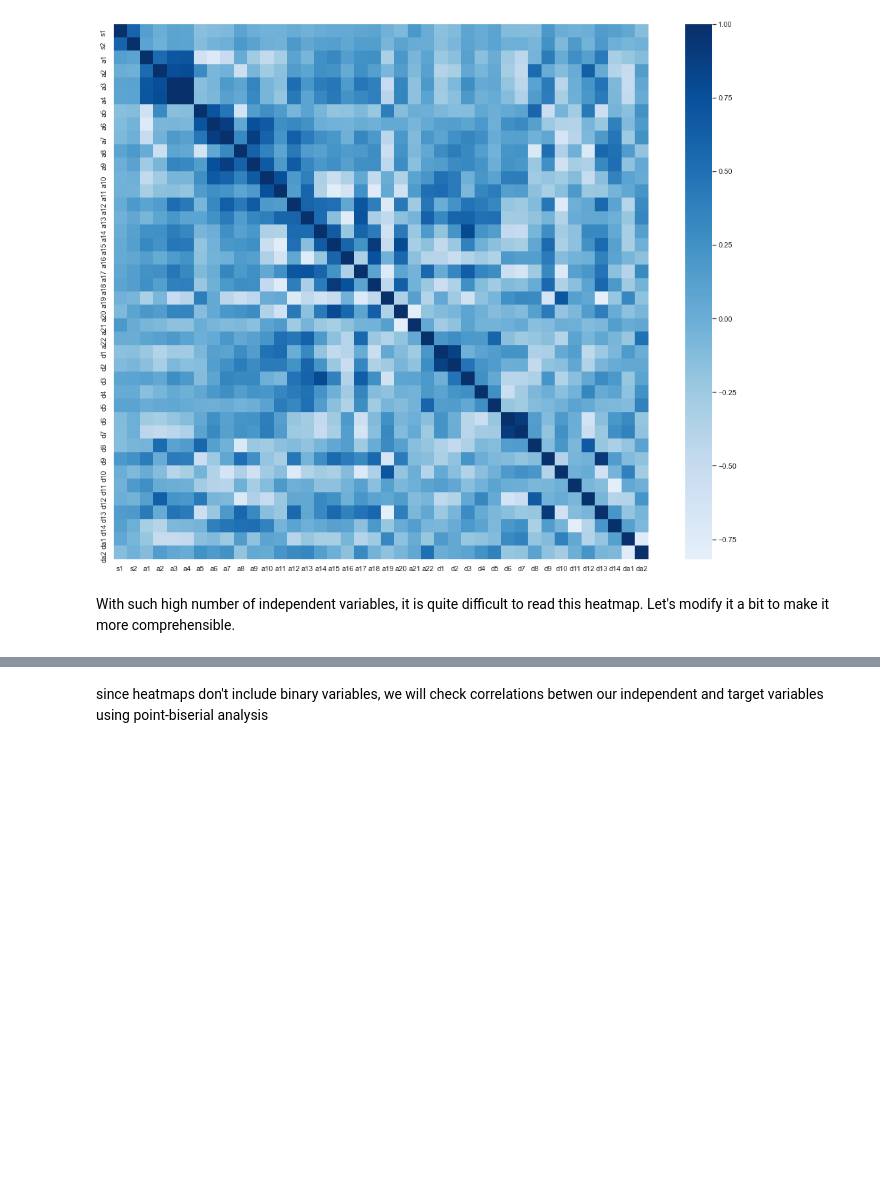
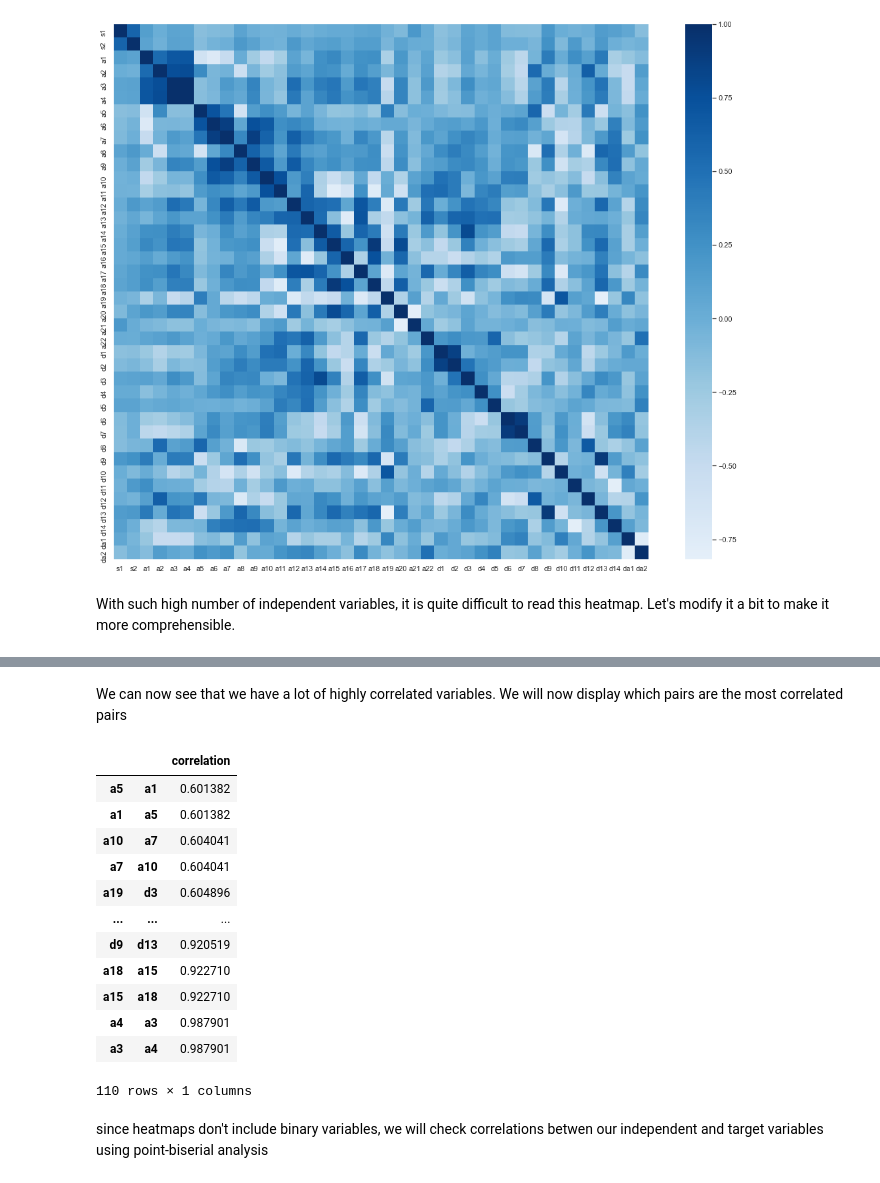
Before and after one commit to lewszykkonrad/masters_projects, a Jupyter notebook: machine_learning/unknown_variables/Final_Project_Konrad_Lewszyk.ipynb, the cells around one changed output, grey strips where cells are left out. Drawn from its saved outputs; the diff is of its cells as text; code cells hidden in the pictures; blank space fills up the shorter version.

```diff
--- a/machine_learning/unknown_variables/Final_Project_Konrad_Lewszyk.ipynb
+++ b/machine_learning/unknown_variables/Final_Project_Konrad_Lewszyk.ipynb
@@ -253,3 +252,27 @@ sns.heatmap(corr, mask = mask, cmap='Blues', center=0,
+# %% [markdown]
+We can now see that we have a lot of highly correlated variables. We will now display which pairs are the most correlated pairs
+# %%
+corr = dataset.corr('pearson').abs()
+unstacked = corr.unstack()
+sorted_correlations = unstacked.sort_values()
+
+
+correlation_dataframe = pd.DataFrame(sorted_correlations, columns= ["correlation"])
+correlation_dataframe[(correlation_dataframe.correlation > 0.6) & (correlation_dataframe.correlation < 1)]
+# %% [output]
+|  |  | correlation |
+| a5 | a1 | 0.601382 |
+| a1 | a5 | 0.601382 |
+| a10 | a7 | 0.604041 |
+| a7 | a10 | 0.604041 |
+| a19 | d3 | 0.604896 |
+| ... | ... | ... |
+| d9 | d13 | 0.920519 |
+| a18 | a15 | 0.922710 |
+| a15 | a18 | 0.922710 |
+| a4 | a3 | 0.987901 |
+| a3 | a4 | 0.987901 |
+110 rows × 1 columns
 # %%
 variables_to_remove = ['a1', 'a2', 'a5', 'a6', 'a7', 'a9', 'a10', 'a13', 'a14', 'a15', 'a19', 'd9']
 # %% [markdown]
```
Also changed, not shown: parts of 2 cells of this notebook.
